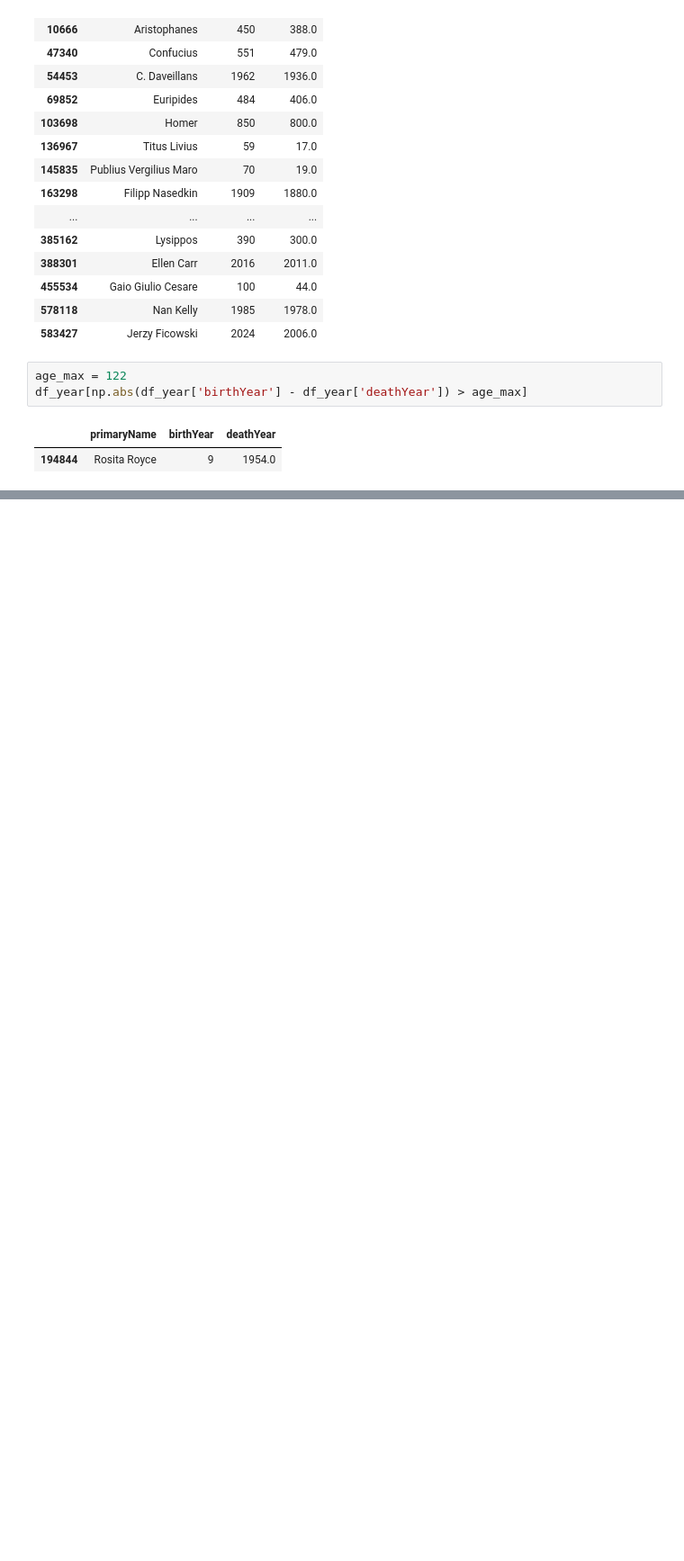
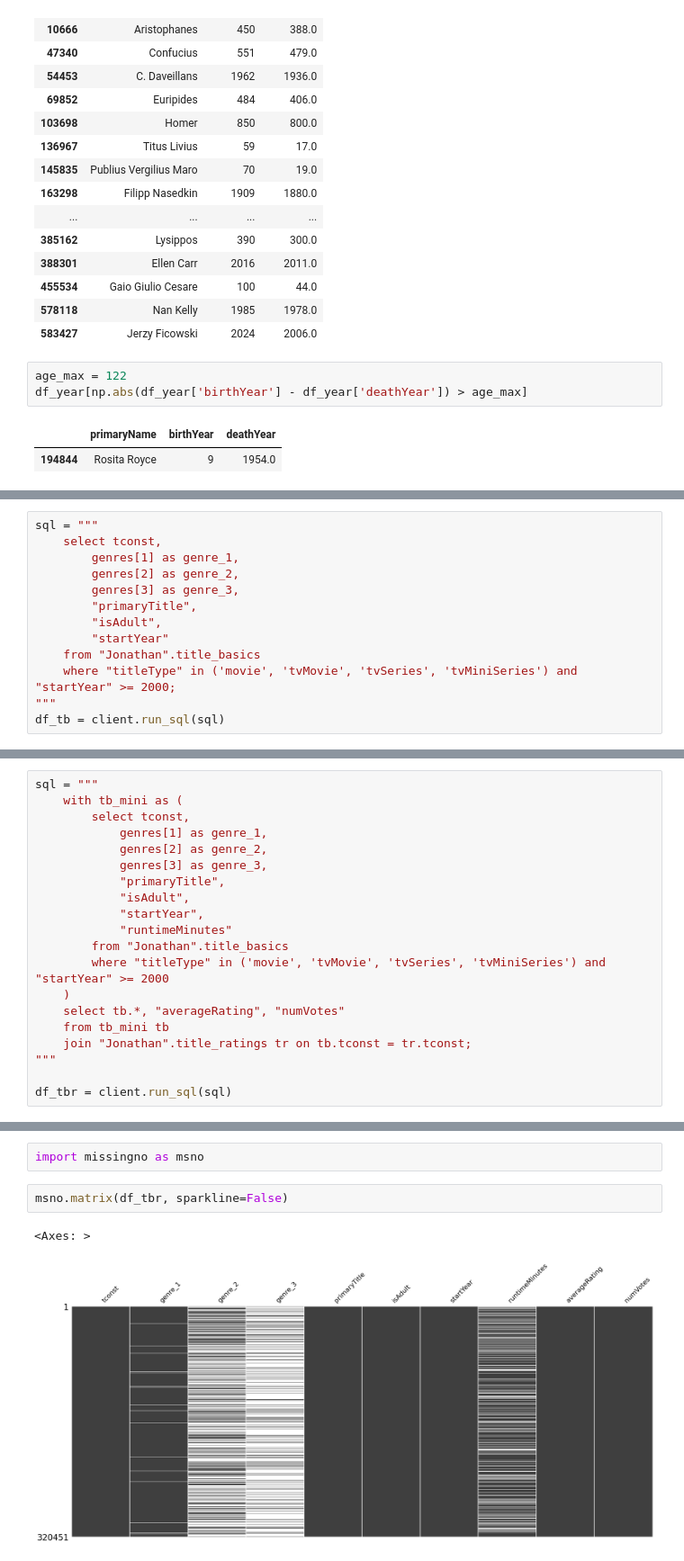
Before and after one commit to data-IA-2024/netfloox-recommandation-gr3, a Jupyter notebook: AnalyzeEDA.ipynb, the cells around one changed output, grey strips where cells are left out. Shown at 90% size. Cells and saved outputs as stored; diff of their text form; blank space fills up the shorter version.

```diff
--- a/AnalyzeEDA.ipynb
+++ b/AnalyzeEDA.ipynb
@@ -1172,0 +1182,13 @@ df_year[np.abs(df_year['birthYear'] - df_year['deathYear']) > age_max]
+# %%
+sql = """
+    select tconst,
+        genres[1] as genre_1,
+        genres[2] as genre_2,
+        genres[3] as genre_3,
+        "primaryTitle",
+        "isAdult",
+        "startYear"
+    from "Jonathan".title_basics
+    where "titleType" in ('movie', 'tvMovie', 'tvSeries', 'tvMiniSeries') and "startYear" >= 2000;
+"""
+df_tb = client.run_sql(sql)
@@ -1172,0 +1211,20 @@ df_year[np.abs(df_year['birthYear'] - df_year['deathYear']) > age_max]
+# %%
+sql = """
+    with tb_mini as (
+        select tconst,
+            genres[1] as genre_1,
+            genres[2] as genre_2,
+            genres[3] as genre_3,
+            "primaryTitle",
+            "isAdult",
+            "startYear",
+            "runtimeMinutes"
+        from "Jonathan".title_basics
+        where "titleType" in ('movie', 'tvMovie', 'tvSeries', 'tvMiniSeries') and "startYear" >= 2000
+    )
+    select tb.*, "averageRating", "numVotes"
+    from tb_mini tb
+    join "Jonathan".title_ratings tr on tb.tconst = tr.tconst;
+"""
+
+df_tbr = client.run_sql(sql)
@@ -1172,0 +1247,7 @@ df_year[np.abs(df_year['birthYear'] - df_year['deathYear']) > age_max]
+# %%
+import missingno as msno
+# %%
+msno.matrix(df_tbr, sparkline=False)
+# %% [output]
+<Axes: >
+[figure, added]
```
Also changed, not shown: parts of 54 cells of this notebook.
